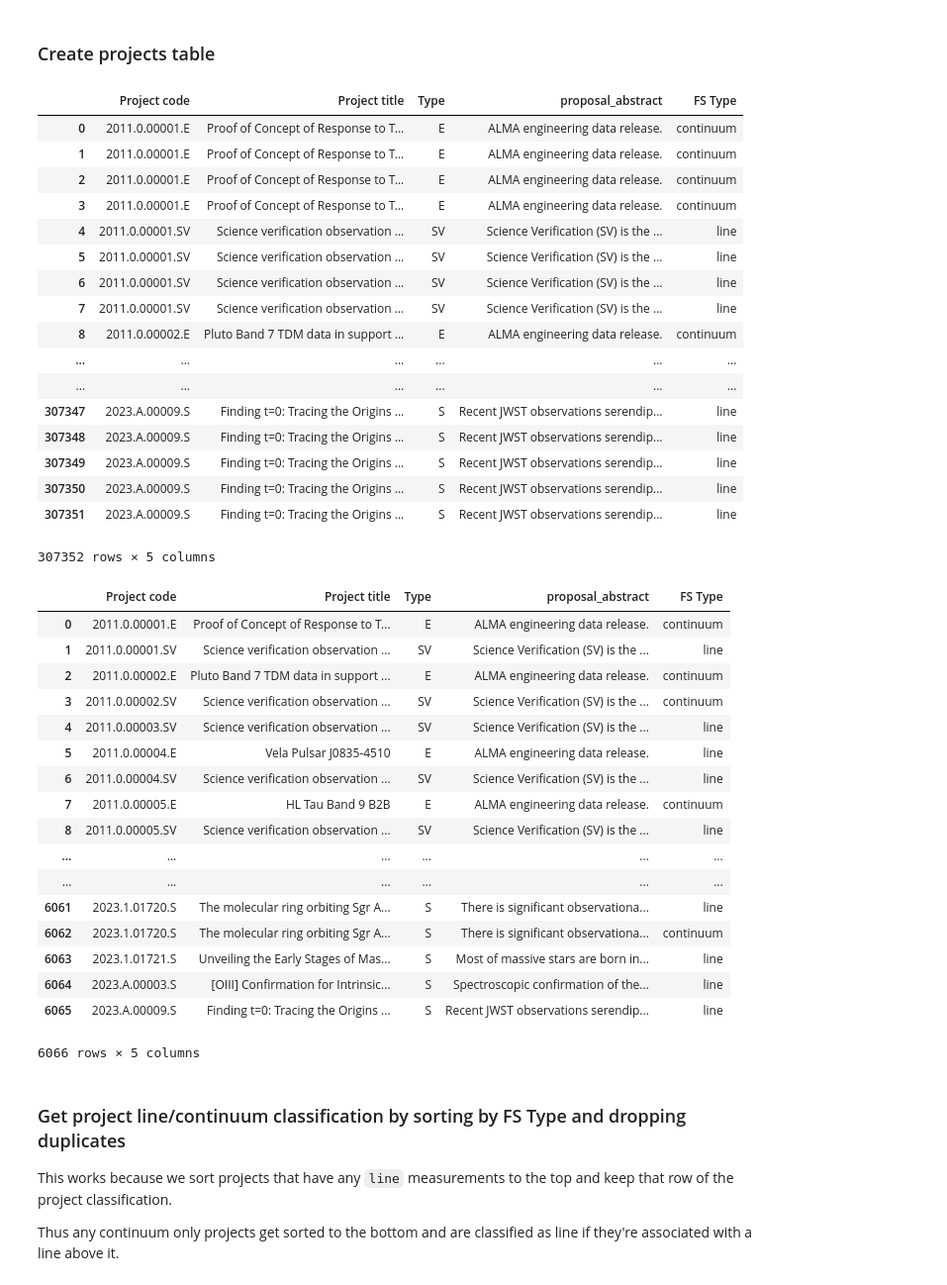
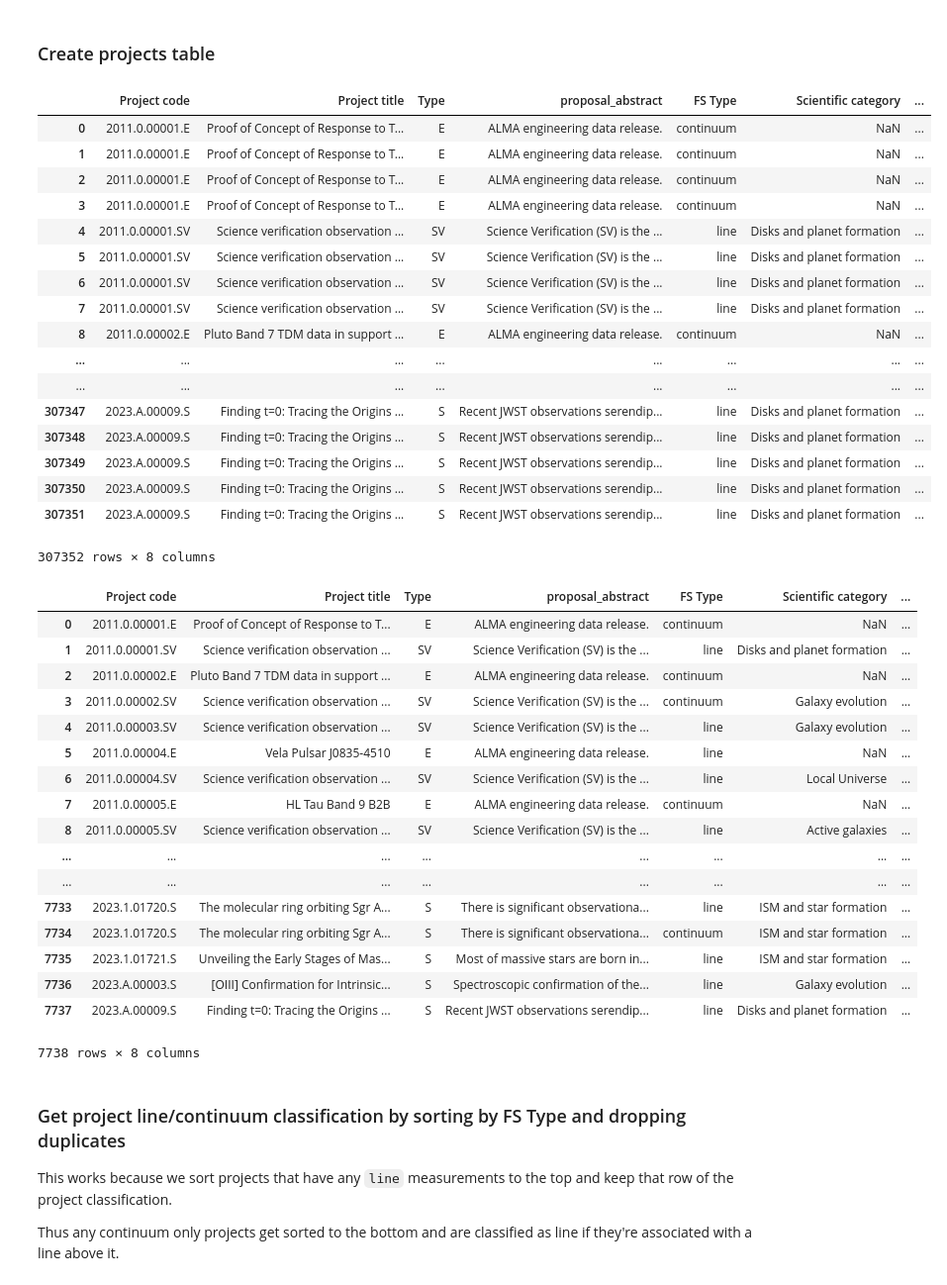
Before and after one commit to rlipps/NRAO_Capstone, a Jupyter notebook: data/Data_Ingestion.ipynb, the cells around one changed output. Shown: that part at 99% size. Drawn from its saved outputs; the diff is of its cells as text; code cells hidden in the pictures.

Commit message:
Update data ingestion to include scientific category, keyword, and band

```diff
--- a/data/Data_Ingestion.ipynb
+++ b/data/Data_Ingestion.ipynb
@@ -317,7 +317,7 @@ freq_supp_cols.head()
 # %% [markdown]
 ### Select relevant columns to make final 'data' data frame
 # %%
-data = full[['Project code', 'Scientific category', 'Science keyword', 'Project title', 'Type', 'Scan intent', 'proposal_abstract']]
+data = full[['Project code', 'Scientific category', 'Science keyword', 'Project title', 'Type', 'Scan intent', 'proposal_abstract', 'Band']]
 data = data.join(freq_supp_cols)
 data
 # %% [output]
@@ -512,51 +512,51 @@ test
 # %% [markdown]
 ### Create projects table
 # %%
-projects = data[['Project code', 'Project title', 'Type', 'proposal_abstract', 'FS Type']]
+projects = data[['Project code', 'Project title', 'Type', 'proposal_abstract', 'FS Type', 'Scientific category', 'Science keyword', 'Band']]
 projects
 # %% [output]
-|  | Project code | Project title | Type | proposal_abstract | FS Type |
-| 0 | 2011.0.00001.E | Proof of Concept of Response to T... | E | ALMA engineering data release. | continuum |
-| 1 | 2011.0.00001.E | Proof of Concept of Response to T... | E | ALMA engineering data release. | continuum |
-| 2 | 2011.0.00001.E | Proof of Concept of Response to T... | E | ALMA engineering data release. | continuum |
-| 3 | 2011.0.00001.E | Proof of Concept of Response to T... | E | ALMA engineering data release. | continuum |
-| 4 | 2011.0.00001.SV | Science verification observation ... | SV | Science Verification (SV) is the ... | line |
-| 5 | 2011.0.00001.SV | Science verification observation ... | SV | Science Verification (SV) is the ... | line |
-| 6 | 2011.0.00001.SV | Science verification observation ... | SV | Science Verification (SV) is the ... | line |
-| 7 | 2011.0.00001.SV | Science verification observation ... | SV | Science Verification (SV) is the ... | line |
-| 8 | 2011.0.00002.E | Pluto Band 7 TDM data in support ... | E | ALMA engineering data release. | continuum |
-| ... | ... | ... | ... | ... | ... |
-| ... | ... | ... | ... | ... | ... |
-| 307347 | 2023.A.00009.S | Finding t=0: Tracing the Origins ... | S | Recent JWST observations serendip... | line |
-| 307348 | 2023.A.00009.S | Finding t=0: Tracing the Origins ... | S | Recent JWST observations serendip... | line |
-| 307349 | 2023.A.00009.S | Finding t=0: Tracing the Origins ... | S | Recent JWST observations serendip... | line |
-| 307350 | 2023.A.00009.S | Finding t=0: Tracing the Origins ... | S | Recent JWST observations serendip... | line |
-| 307351 | 2023.A.00009.S | Finding t=0: Tracing the Origins ... | S | Recent JWST observations serendip... | line |
+|  | Project code | Project title | Type | proposal_abstract | FS Type | Scientific category | ... |
+| 0 | 2011.0.00001.E | Proof of Concept of Response to T... | E | ALMA engineering data release. | continuum | NaN | ... |
+| 1 | 2011.0.00001.E | Proof of Concept of Response to T... | E | ALMA engineering data release. | continuum | NaN | ... |
+| 2 | 2011.0.00001.E | Proof of Concept of Response to T... | E | ALMA engineering data release. | continuum | NaN | ... |
+| 3 | 2011.0.00001.E | Proof of Concept of Response to T... | E | ALMA engineering data release. | continuum | NaN | ... |
+| 4 | 2011.0.00001.SV | Science verification observation ... | SV | Science Verification (SV) is the ... | line | Disks and planet formation | ... |
+| 5 | 2011.0.00001.SV | Science verification observation ... | SV | Science Verification (SV) is the ... | line | Disks and planet formation | ... |
+| 6 | 2011.0.00001.SV | Science verification observation ... | SV | Science Verification (SV) is the ... | line | Disks and planet formation | ... |
+| 7 | 2011.0.00001.SV | Science verification observation ... | SV | Science Verification (SV) is the ... | line | Disks and planet formation | ... |
+| 8 | 2011.0.00002.E | Pluto Band 7 TDM data in support ... | E | ALMA engineering data release. | continuum | NaN | ... |
+| ... | ... | ... | ... | ... | ... | ... | ... |
+| ... | ... | ... | ... | ... | ... | ... | ... |
+| 307347 | 2023.A.00009.S | Finding t=0: Tracing the Origins ... | S | Recent JWST observations serendip... | line | Disks and planet formation | ... |
+| 307348 | 2023.A.00009.S | Finding t=0: Tracing the Origins ... | S | Recent JWST observations serendip... | line | Disks and planet formation | ... |
+| 307349 | 2023.A.00009.S | Finding t=0: Tracing the Origins ... | S | Recent JWST observations serendip... | line | Disks and planet formation | ... |
+| 307350 | 2023.A.00009.S | Finding t=0: Tracing the Origins ... | S | Recent JWST observations serendip... | line | Disks and planet formation | ... |
+| 307351 | 2023.A.00009.S | Finding t=0: Tracing the Origins ... | S | Recent JWST observations serendip... | line | Disks and planet formation | ... |
-307352 rows × 5 columns
+307352 rows × 8 columns
 # %%
 projects = projects.drop_duplicates()
 projects = projects.reset_index()
 projects = projects.drop('index', axis=1)
 projects
 # %% [output]
-|  | Project code | Project title | Type | proposal_abstract | FS Type |
-| 0 | 2011.0.00001.E | Proof of Concept of Response to T... | E | ALMA engineering data release. | continuum |
-| 1 | 2011.0.00001.SV | Science verification observation ... | SV | Science Verification (SV) is the ... | line |
-| 2 | 2011.0.00002.E | Pluto Band 7 TDM data in support ... | E | ALMA engineering data release. | continuum |
-| 3 | 2011.0.00002.SV | Science verification observation ... | SV | Science Verification (SV) is the ... | continuum |
-| 4 | 2011.0.00003.SV | Science verification observation ... | SV | Science Verification (SV) is the ... | line |
-| 5 | 2011.0.00004.E | Vela Pulsar J0835-4510 | E | ALMA engineering data release. | line |
-| 6 | 2011.0.00004.SV | Science verification observation ... | SV | Science Verification (SV) is the ... | line |
-| 7 | 2011.0.00005.E | HL Tau Band 9 B2B | E | ALMA engineering data release. | continuum |
-| 8 | 2011.0.00005.SV | Science verification observation ... | SV | Science Verification (SV) is the ... | line |
-| ... | ... | ... | ... | ... | ... |
-| ... | ... | ... | ... | ... | ... |
-| 6061 | 2023.1.01720.S | The molecular ring orbiting Sgr A... | S | There is significant observationa... | line |
-| 6062 | 2023.1.01720.S | The molecular ring orbiting Sgr A... | S | There is significant observationa... | continuum |
-| 6063 | 2023.1.01721.S | Unveiling the Early Stages of Mas... | S | Most of massive stars are born in... | line |
-| 6064 | 2023.A.00003.S | [OIII] Confirmation for Intrinsic... | S | Spectroscopic confirmation of the... | line |
-| 6065 | 2023.A.00009.S | Finding t=0: Tracing the Origins ... | S | Recent JWST observations serendip... | line |
+|  | Project code | Project title | Type | proposal_abstract | FS Type | Scientific category | ... |
+| 0 | 2011.0.00001.E | Proof of Concept of Response to T... | E | ALMA engineering data release. | continuum | NaN | ... |
+| 1 | 2011.0.00001.SV | Science verification observation ... | SV | Science Verification (SV) is the ... | line | Disks and planet formation | ... |
+| 2 | 2011.0.00002.E | Pluto Band 7 TDM data in support ... | E | ALMA engineering data release. | continuum | NaN | ... |
+| 3 | 2011.0.00002.SV | Science verification observation ... | SV | Science Verification (SV) is the ... | continuum | Galaxy evolution | ... |
+| 4 | 2011.0.00003.SV | Science verification observation ... | SV | Science Verification (SV) is the ... | line | Galaxy evolution | ... |
+| 5 | 2011.0.00004.E | Vela Pulsar J0835-4510 | E | ALMA engineering data release. | line | NaN | ... |
+| 6 | 2011.0.00004.SV | Science verification observation ... | SV | Science Verification (SV) is the ... | line | Local Universe | ... |
+| 7 | 2011.0.00005.E | HL Tau Band 9 B2B | E | ALMA engineering data release. | continuum | NaN | ... |
+| 8 | 2011.0.00005.SV | Science verification observation ... | SV | Science Verification (SV) is the ... | line | Active galaxies | ... |
+| ... | ... | ... | ... | ... | ... | ... | ... |
+| ... | ... | ... | ... | ... | ... | ... | ... |
+| 7733 | 2023.1.01720.S | The molecular ring orbiting Sgr A... | S | There is significant observationa... | line | ISM and star formation | ... |
+| 7734 | 2023.1.01720.S | The molecular ring orbiting Sgr A... | S | There is significant observationa... | continuum | ISM and star formation | ... |
+| 7735 | 2023.1.01721.S | Unveiling the Early Stages of Mas... | S | Most of massive stars are born in... | line | ISM and star formation | ... |
+| 7736 | 2023.A.00003.S | [OIII] Confirmation for Intrinsic... | S | Spectroscopic confirmation of the... | line | Galaxy evolution | ... |
+| 7737 | 2023.A.00009.S | Finding t=0: Tracing the Origins ... | S | Recent JWST observations serendip... | line | Disks and planet formation | ... |
-6066 rows × 5 columns
+7738 rows × 8 columns
 # %% [markdown]
 ### Get project line/continuum classification by sorting by FS Type and dropping duplicates
 This works because we sort projects that have any `line` measurements to the top and keep that row of the project classification.
```
Also changed, not shown: parts of 18 cells of this notebook, 2 other files.
